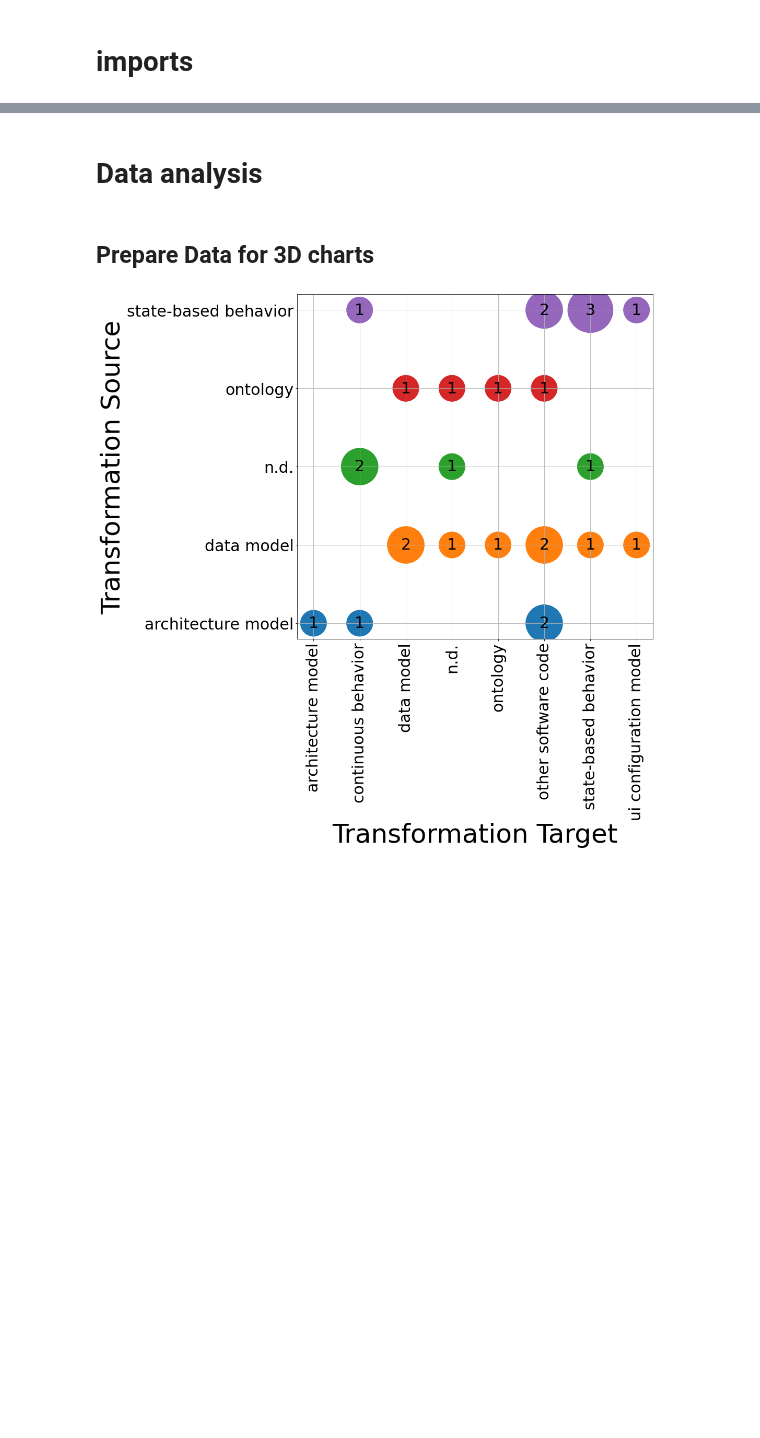
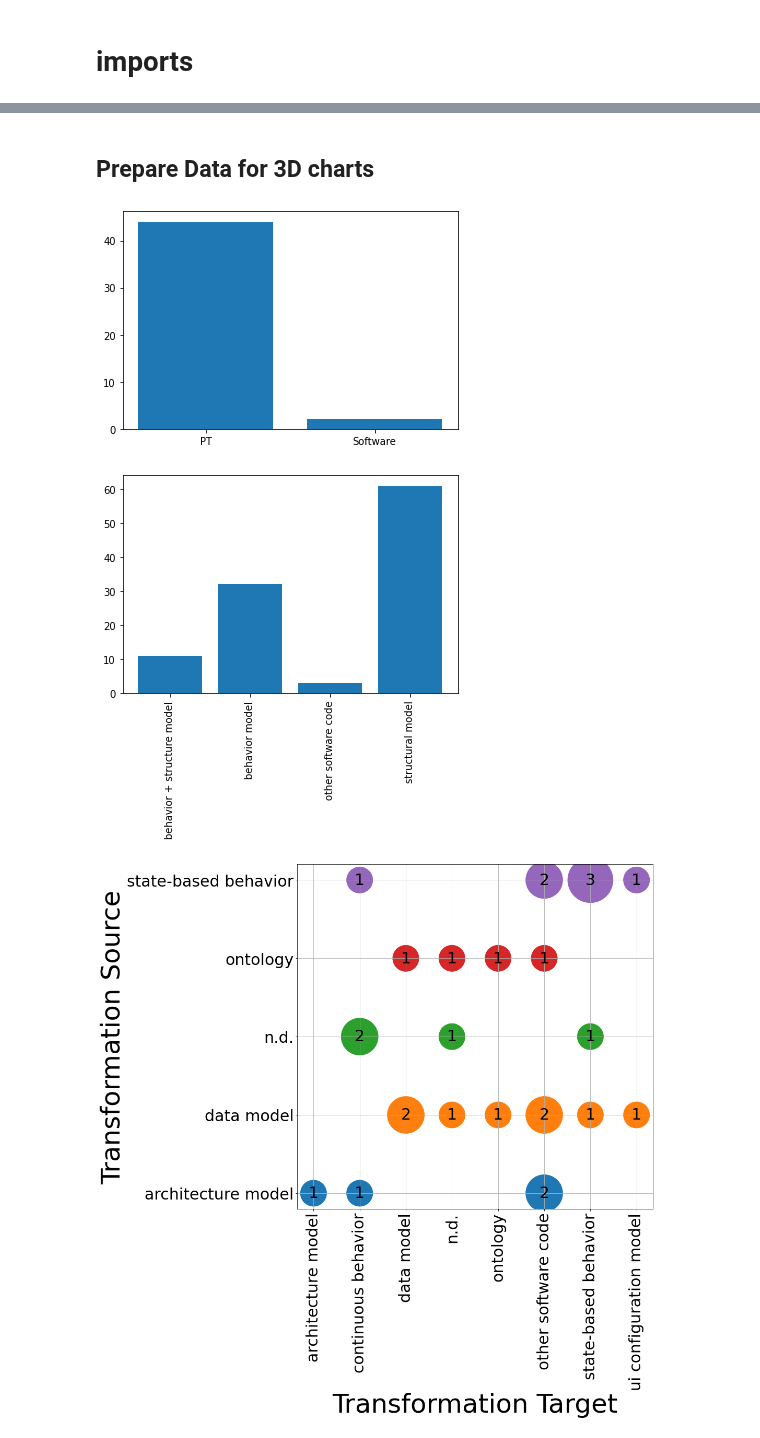
Before and after one commit to cdl-mint/mde4dts, a Jupyter notebook: visualizations_daniel.ipynb, the cells around one changed output, grey strips where cells are left out. Saved outputs shown, nothing was run; the diff lists cells and outputs as text; code cells hidden in the pictures; blank space fills up the shorter version.

Commit message:
update data + add new plots

```diff
--- a/visualizations_daniel.ipynb
+++ b/visualizations_daniel.ipynb
@@ -51,5 +28,3 @@ data.head()
-# %% [markdown]
-# Data analysis
 # %% [markdown]
 ## Prepare Data for 3D charts
 # %%
@@ -188,3 +105,21 @@ interpretation_engines.to_csv("./data/interpretation_engines.csv", sep=";", inde
+# %%
+target_categories_grouped = target_categories.groupby("cat").size()
+plt.bar(["PT", "Software"], [target_categories_grouped.iloc[0], target_categories_grouped[2]])
+plt.savefig(destination_folder + "model_categories_target_bar.jpg")
+plt.show()
+main_categories_grouped = main_categories.groupby("cat")
+main_categories_size = main_categories_grouped.size()
+row_names = []
+height_values = []
+for index, value in main_categories_grouped:
+    row_names.append(index)
+    height_values.append(main_categories_size[index])
+plt.bar(row_names, height_values)
+plt.xticks(rotation=90)
+plt.savefig(destination_folder + "model_categories_main_bar.jpg")
+# %% [output]
+[figure, added]
+[figure, added]
 # %%
 
 
```
Also changed, not shown: parts of 5 cells of this notebook, 9 other files.
